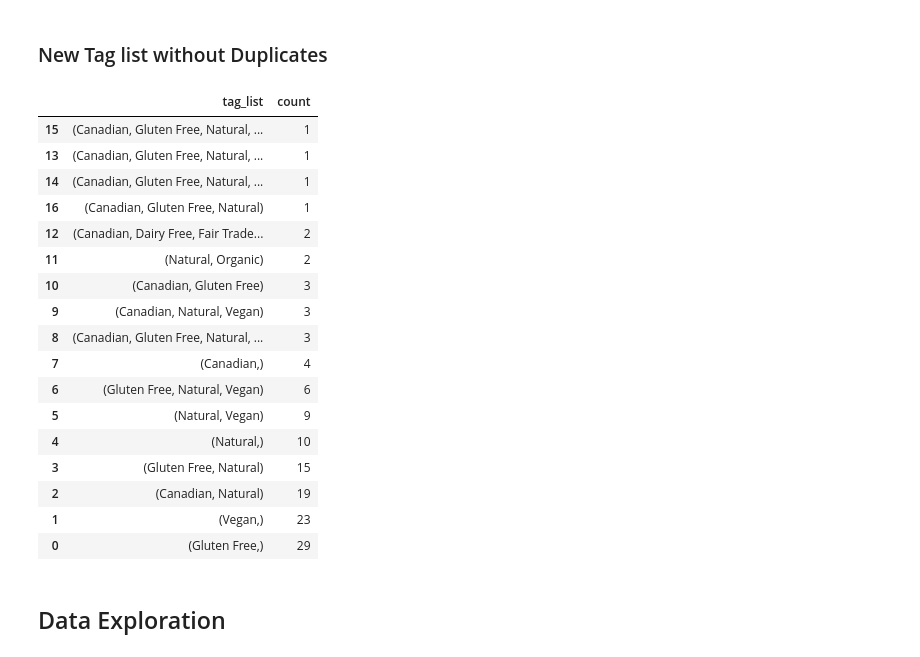
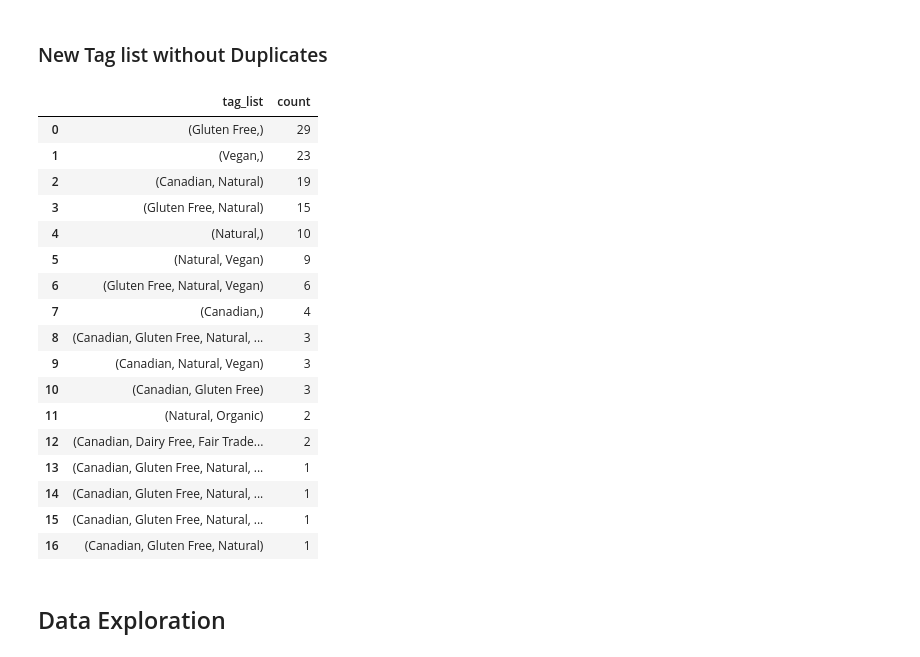
Before and after one commit to AmiJoba22/TEPP_Data_Project, a Jupyter notebook: notebooks/Sheryl_eda.ipynb, the cells around one changed output. Cells and saved outputs as stored; diff of their text form; code cells hidden in the pictures.

```diff
--- a/notebooks/Sheryl_eda.ipynb
+++ b/notebooks/Sheryl_eda.ipynb
@@ -80,26 +80,26 @@ for index, row in no_nan_values.iterrows():
 # %% [markdown]
 ### New Tag list without Duplicates
 # %%
-no_nan_values['tag_list'].value_counts().reset_index().sort_values(by='count')
+no_nan_values['tag_list'].value_counts().reset_index()
 # %% [output]
 |  | tag_list | count |
-| 15 | (Canadian, Gluten Free, Natural, ... | 1 |
+| 0 | (Gluten Free,) | 29 |
+| 1 | (Vegan,) | 23 |
+| 2 | (Canadian, Natural) | 19 |
+| 3 | (Gluten Free, Natural) | 15 |
+| 4 | (Natural,) | 10 |
+| 5 | (Natural, Vegan) | 9 |
+| 6 | (Gluten Free, Natural, Vegan) | 6 |
+| 7 | (Canadian,) | 4 |
+| 8 | (Canadian, Gluten Free, Natural, ... | 3 |
+| 9 | (Canadian, Natural, Vegan) | 3 |
+| 10 | (Canadian, Gluten Free) | 3 |
+| 11 | (Natural, Organic) | 2 |
+| 12 | (Canadian, Dairy Free, Fair Trade... | 2 |
 | 13 | (Canadian, Gluten Free, Natural, ... | 1 |
 | 14 | (Canadian, Gluten Free, Natural, ... | 1 |
+| 15 | (Canadian, Gluten Free, Natural, ... | 1 |
 | 16 | (Canadian, Gluten Free, Natural) | 1 |
-| 12 | (Canadian, Dairy Free, Fair Trade... | 2 |
-| 11 | (Natural, Organic) | 2 |
-| 10 | (Canadian, Gluten Free) | 3 |
-| 9 | (Canadian, Natural, Vegan) | 3 |
-| 8 | (Canadian, Gluten Free, Natural, ... | 3 |
-| 7 | (Canadian,) | 4 |
-| 6 | (Gluten Free, Natural, Vegan) | 6 |
-| 5 | (Natural, Vegan) | 9 |
-| 4 | (Natural,) | 10 |
-| 3 | (Gluten Free, Natural) | 15 |
-| 2 | (Canadian, Natural) | 19 |
-| 1 | (Vegan,) | 23 |
-| 0 | (Gluten Free,) | 29 |
 # %% [markdown]
 ## Data Exploration
 # %% [markdown]
```
Also changed, not shown: parts of 8 cells of this notebook.
